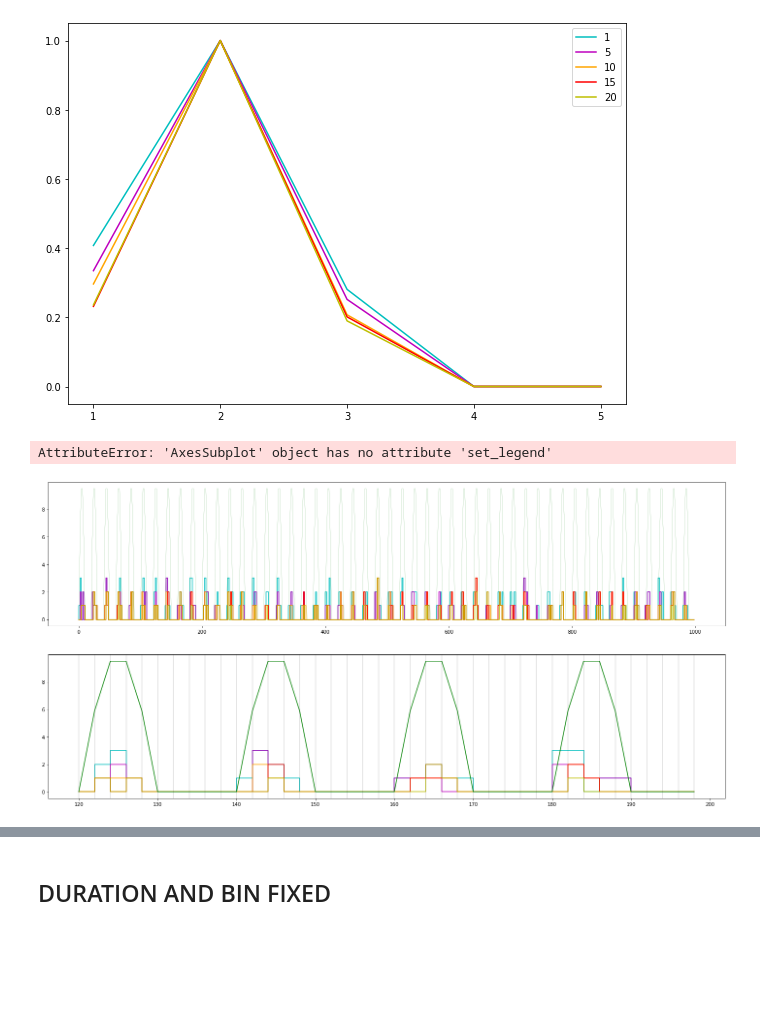
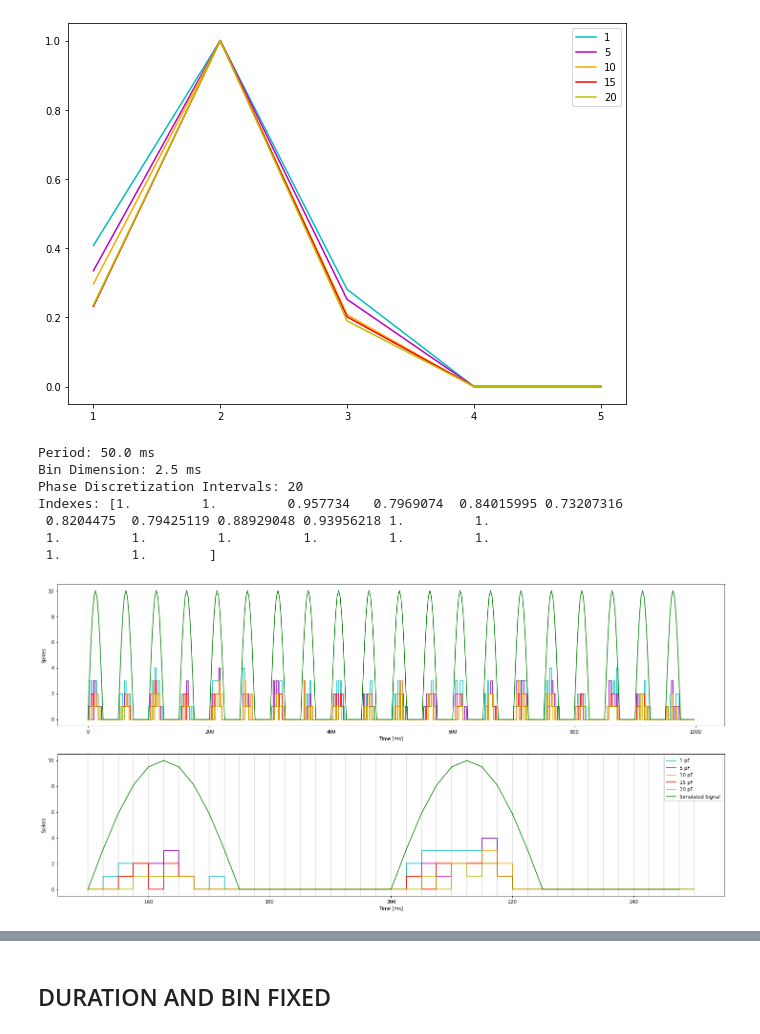
Before and after one commit to francescodesantis/cosyne-tutorial-2022, a Jupyter notebook: codes/cap_tones_results.ipynb, the cells around one changed output, grey strips where cells are left out. Saved outputs shown, nothing was run; the diff lists cells and outputs as text; code cells hidden in the pictures; blank space fills up the shorter version.

```diff
--- a/codes/cap_tones_results.ipynb
+++ b/codes/cap_tones_results.ipynb
@@ -14,7 +29,7 @@ nuclei = ['SBC', 'GBC', 'LSO', 'MSO']
 MNTBCs2MSO_weights = [0, -2.0, -4.0, -6.0, -8.0, -10.0, -12.0, -14.0, -16.0, -20.0]
 weight_chosen = 3
 # %%
-n_folder = 2 #Results 1 or 2
+n_folder = 1 #Results 1 or 2
 freqs = all_freqs[n_folder-1]
 # %%
 mat_rates = np.zeros((2, len(nuclei), len(freqs), len(caps)))
@@ -25,7 +40,6 @@ mat_position_indexes = np.zeros_like(mat_rates)
 viridis = plt.cm.get_cmap('viridis', 100)
 fig, ax = plt.subplots(2,len(nuclei), figsize=(20,7))
 
-
 for n in range(len(nuclei)):
     if(n<(len(nuclei))-1):
         for i in range(len(freqs)):
@@ -33,8 +47,8 @@ for n in range(len(nuclei)):
                 #print(freqs[i],"Hz", caps[j], "pF")
                 #print(np.loadtxt('/home/ubuntu/cosyne-tutorial-2022/Results{}/spikes_{}_r_freq_{}_C_{}'.format(n_folder, nuclei[n], freqs[i],caps[j])).size)
                 #print("______________")
-                mat_rates[0,n,i,j] = (np.loadtxt('/home/ubuntu/cosyne-tutorial-2022/Results{}/spikes_{}_r_freq_{}_C_{}'.format(n_folder, nuclei[n], freqs[i],caps[j]))).size
-                mat_rates[1,n,i,j] = (np.loadtxt('/home/ubuntu/cosyne-tutorial-2022/Results{}/spikes_{}_l_freq_{}_C_{}'.format(n_folder, nuclei[n], freqs[i],caps[j]))).size
+                mat_rates[0,n,i,j] = (np.loadtxt('/home/ubuntu/cosyne-tutorial-2022/results{}/spikes_{}_r_freq_{}_C_{}'.format(n_folder, nuclei[n], freqs[i],caps[j]))).size
+                mat_rates[1,n,i,j] = (np.loadtxt('/home/ubuntu/cosyne-tutorial-2022/results{}/spikes_{}_l_freq_{}_C_{}'.format(n_folder, nuclei[n], freqs[i],caps[j]))).size
 
         im = ax[0,n].imshow(mat_rates[0,n,:,:],cmap=viridis, aspect = 'auto')
         ticks = np.arange(len(freqs))
@@ -62,8 +76,8 @@ for n in range(len(nuclei)):
     else:
         for i in range(len(freqs)):
             for j in range(len(caps)):
-                mat_rates[0,n,i,j] = np.loadtxt('/home/ubuntu/cosyne-tutorial-2022/Results{}/rates_{}_r_freq_{}_C_{}'.format(n_folder, nuclei[n], freqs[i],caps[j]))[weight_chosen]
-                mat_rates[1,n,i,j] = np.loadtxt('/home/ubuntu/cosyne-tutorial-2022/Results{}/rates_{}_l_freq_{}_C_{}'.format(n_folder, nuclei[n], freqs[i],caps[j]))[weight_chosen]
+                mat_rates[0,n,i,j] = np.loadtxt('/home/ubuntu/cosyne-tutorial-2022/results{}/rates_{}_r_freq_{}_C_{}'.format(n_folder, nuclei[n], freqs[i],caps[j]))[weight_chosen]
+                mat_rates[1,n,i,j] = np.loadtxt('/home/ubuntu/cosyne-tutorial-2022/results{}/rates_{}_l_freq_{}_C_{}'.format(n_folder, nuclei[n], freqs[i],caps[j]))[weight_chosen]
 
         im = ax[0,n].imshow(mat_rates[0, n,:,:],cmap=viridis, aspect = 'auto')
         ticks = np.arange(len(freqs))
@@ -74,7 +88,7 @@ for n in range(len(nuclei)):
         ax[0,n].set_xticks(ticks)
         ax[0,n].set_xticklabels(caps)
         ax[0,n].set_xlabel("Cap[pF]")
-        ax[0,n].set_title("Left {} w = {} nS".format(nuclei[n], MNTBCs2MSO_weights[weight_chosen]))
+        ax[0,n].set_title("Right {} w = {} nS".format(nuclei[n], MNTBCs2MSO_weights[weight_chosen]))
         cbar = fig.colorbar(im, ax=ax[0,n], pad=0.02)
 
         im = ax[1,n].imshow(mat_rates[1, n,:,:],cmap=viridis, aspect = 'auto')
@@ -89,5 +103,6 @@ for n in range(len(nuclei)):
         ax[1,n].set_title("Left {} w = {} nS".format(nuclei[n], MNTBCs2MSO_weights[weight_chosen]))
         cbar = fig.colorbar(im, ax=ax[1,n], pad=0.02)
 
+fig.suptitle("Spikes")
 fig.tight_layout()
 # %% [output]
@@ -330,48 +241,57 @@ ax.set_xticks(np.arange(length)+1)
  <matplotlib.axis.XTick at 0x...>]
 [figure]
 # %%
-length = 10
-tone = 50
+tone = 20
 periods = tone
 
+
+length = 20
 bin_dim = 1000/(periods*length)
 
 fig, ax = plt.subplots(2,1, figsize = (25,12))
 colors = ('c', 'm', 'orange', 'r', 'y')
 
 start = 60
 zoom = 40
 
 for i in range(len(caps)):
-    v = np.loadtxt('/home/ubuntu/cosyne-tutorial-2022/Results{}/spikes_{}_r_freq_{}_C_{}'.format(n_folder,'SBC', tone,caps[i]))
+    v = np.loadtxt('/home/ubuntu/cosyne-tutorial-2022/results{}/spikes_{}_r_freq_{}_C_{}'.format(n_folder,'SBC', tone,caps[i]))
     s, bins = np.histogram(v,np.arange(0,1000+bin_dim,bin_dim))
     ax[0].step(bins[:-1],s, color  = colors[i])
-
-
-    ax[1].step(bins[start:start+zoom],s[start:start+zoom], color = colors[i])
+    ax[1].step(bins[start:start+zoom+1],s[start:start+zoom+1], color = colors[i], label = '{} pF'.format(caps[i]))
 
 t = np.arange(0,1000,bin_dim)
 sig = np.clip(10*np.sin(2*np.pi*tone*t/1000),0, None)
-ax[0].plot(t, sig, color = 'g', linewidth = '0.2')
+ax[0].plot(t, sig, color = 'g')
 
 
-ax[1].plot(t[start:start+zoom], sig[start:start+zoom], color = 'g')
-for i in range(zoom):
+ax[1].plot(t[start:start+zoom], sig[start:start+zoom], color = 'g', label = "Simulated Signal")
+for i in range(zoom+1):
     ax[1].axvline(bins[start+i], linewidth = '0.2', color = 'k')
 
-ax[1].set_legend(colors, caps)
+ax[1].legend()
+ax[0].set_xlabel("Time [ms]")
+ax[1].set_xlabel("Time [ms]")
+ax[0].set_ylabel("Spikes")
+ax[1].set_ylabel("Spikes")
 
 s = s.reshape(periods, length)
 sig = sig.reshape(periods, length)
 p = phase_locking_value(s, sig)
 
 print("Period:", round(1000/tone,2), 'ms')
 print("Bin Dimension:", bin_dim, "ms")
 print("Phase Discretization Intervals:", length)
 print("Indexes:", p)
 # %% [output]
-AttributeError: 'AxesSubplot' object has no attribute 'set_legend'
+Period: 50.0 ms
+Bin Dimension: 2.5 ms
+Phase Discretization Intervals: 20
+Indexes: [1.         1.         0.957734   0.7969074  0.84015995 0.73207316
+ 0.8204475  0.79425119 0.88929048 0.93956218 1.         1.
+ 1.         1.         1.         1.         1.         1.
+ 1.         1.        ]
-[figure, old version]
+[figure, new version]
 # %%
 plt.figure()
 plt.scatter(v[np.where(v<100)], np.ones_like(v[np.where(v<100)]))
```
Also changed, not shown: parts of 30 cells of this notebook.
